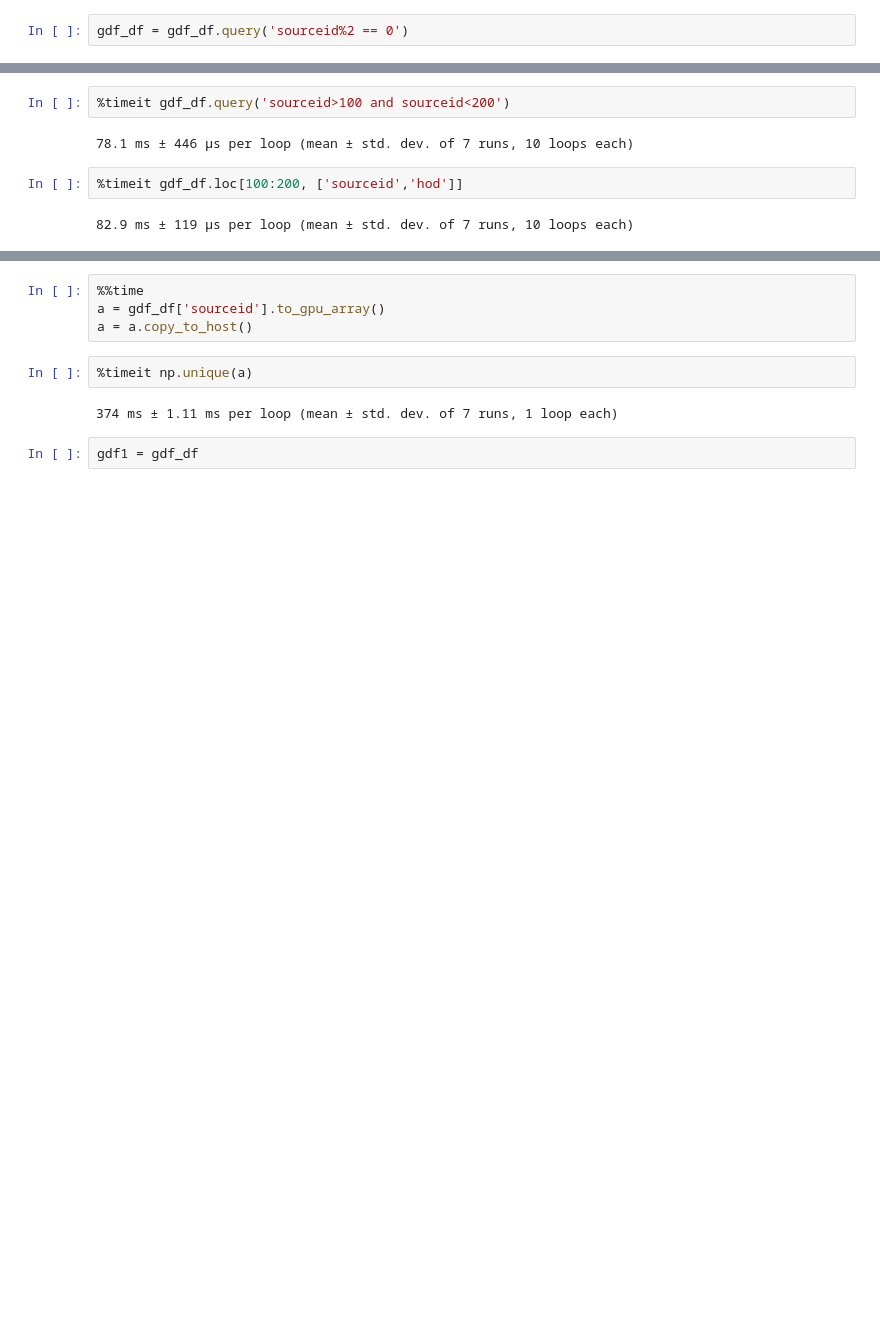
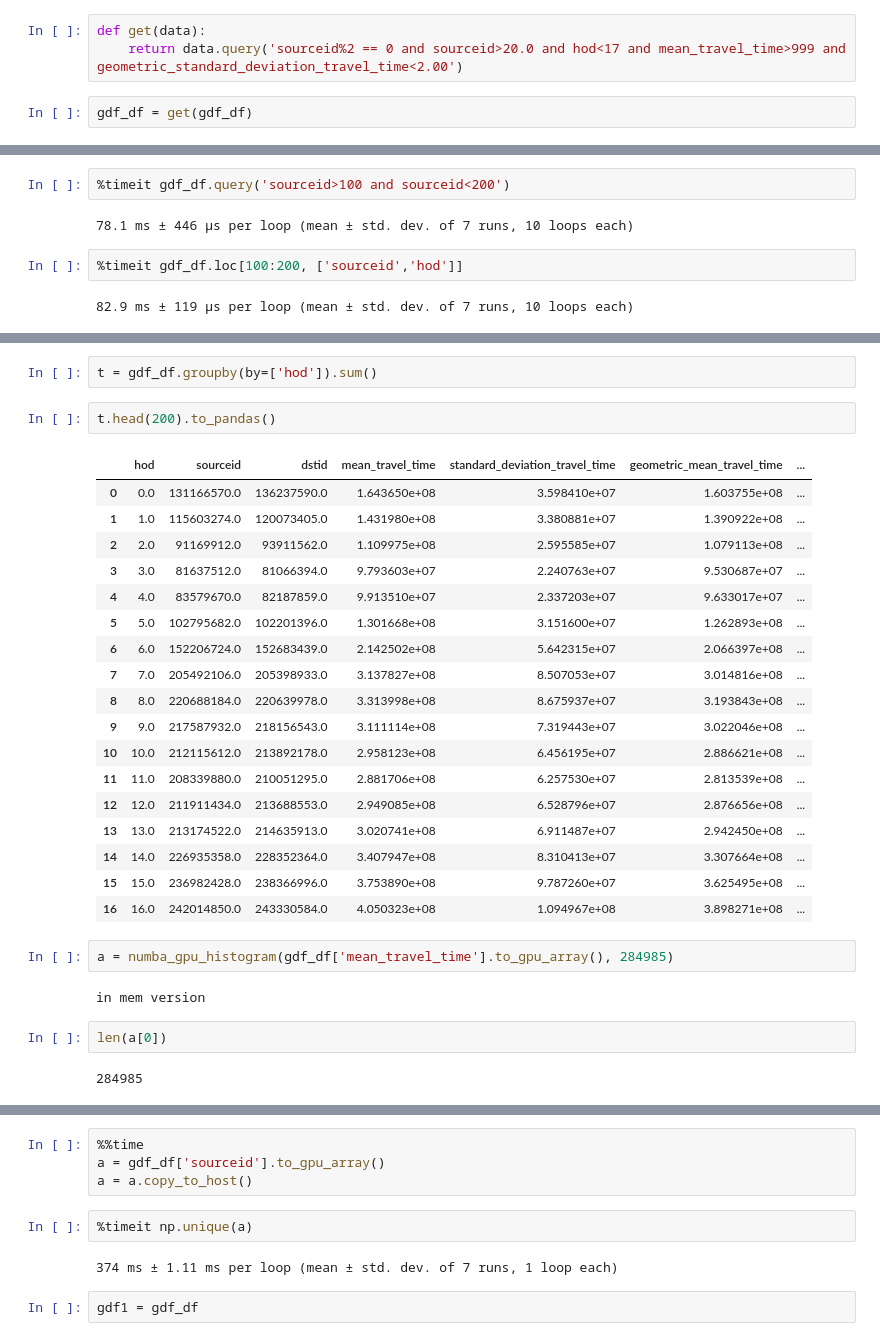
Before and after one commit to rapidsai/cuxfilter, a Jupyter notebook: pygdf.ipynb, the cells around one changed output, grey strips where cells are left out. Cells and saved outputs as stored; diff of their text form; blank space fills up the shorter version.

Commit message:
added group by functionality, some minor changes

```diff
--- a/pygdf.ipynb
+++ b/pygdf.ipynb
@@ -30,8 +30,11 @@ gdf_df.head().to_pandas()
 | 2 | 2.0 | 61.0 | 7.0 | 1443.359985 | 374.619995 | 1397.729980 | ... |
 | 3 | 7.0 | 25.0 | 2.0 | 152.000000 | 180.399994 | 95.339996 | ... |
 | 4 | 2.0 | 79.0 | 22.0 | 2320.409912 | 324.850006 | 2299.219971 | ... |
-# %%
-gdf_df = gdf_df.query('sourceid%2 == 0')
+# %%
+def get(data):
+    return data.query('sourceid%2 == 0 and sourceid>20.0 and hod<17 and mean_travel_time>999 and geometric_standard_deviation_travel_time<2.00')
+# %%
+gdf_df = get(gdf_df)
 # %%
 len(gdf_df)
 # %% [output]
@@ -63,0 +81,31 @@ len(gdf_df)
+# %%
+t = gdf_df.groupby(by=['hod']).sum()
+# %%
+t.head(200).to_pandas()
+# %% [output]
+|  | hod | sourceid | dstid | mean_travel_time | standard_deviation_travel_time | geometric_mean_travel_time | ... |
+| 0 | 0.0 | 131166570.0 | 136237590.0 | 1.643650e+08 | 3.598410e+07 | 1.603755e+08 | ... |
+| 1 | 1.0 | 115603274.0 | 120073405.0 | 1.431980e+08 | 3.380881e+07 | 1.390922e+08 | ... |
+| 2 | 2.0 | 91169912.0 | 93911562.0 | 1.109975e+08 | 2.595585e+07 | 1.079113e+08 | ... |
+| 3 | 3.0 | 81637512.0 | 81066394.0 | 9.793603e+07 | 2.240763e+07 | 9.530687e+07 | ... |
+| 4 | 4.0 | 83579670.0 | 82187859.0 | 9.913510e+07 | 2.337203e+07 | 9.633017e+07 | ... |
+| 5 | 5.0 | 102795682.0 | 102201396.0 | 1.301668e+08 | 3.151600e+07 | 1.262893e+08 | ... |
+| 6 | 6.0 | 152206724.0 | 152683439.0 | 2.142502e+08 | 5.642315e+07 | 2.066397e+08 | ... |
+| 7 | 7.0 | 205492106.0 | 205398933.0 | 3.137827e+08 | 8.507053e+07 | 3.014816e+08 | ... |
+| 8 | 8.0 | 220688184.0 | 220639978.0 | 3.313998e+08 | 8.675937e+07 | 3.193843e+08 | ... |
+| 9 | 9.0 | 217587932.0 | 218156543.0 | 3.111114e+08 | 7.319443e+07 | 3.022046e+08 | ... |
+| 10 | 10.0 | 212115612.0 | 213892178.0 | 2.958123e+08 | 6.456195e+07 | 2.886621e+08 | ... |
+| 11 | 11.0 | 208339880.0 | 210051295.0 | 2.881706e+08 | 6.257530e+07 | 2.813539e+08 | ... |
+| 12 | 12.0 | 211911434.0 | 213688553.0 | 2.949085e+08 | 6.528796e+07 | 2.876656e+08 | ... |
+| 13 | 13.0 | 213174522.0 | 214635913.0 | 3.020741e+08 | 6.911487e+07 | 2.942450e+08 | ... |
+| 14 | 14.0 | 226935358.0 | 228352364.0 | 3.407947e+08 | 8.310413e+07 | 3.307664e+08 | ... |
+| 15 | 15.0 | 236982428.0 | 238366996.0 | 3.753890e+08 | 9.787260e+07 | 3.625495e+08 | ... |
+| 16 | 16.0 | 242014850.0 | 243330584.0 | 4.050323e+08 | 1.094967e+08 | 3.898271e+08 | ... |
+# %%
+a = numba_gpu_histogram(gdf_df['mean_travel_time'].to_gpu_array(), 284985)
+# %% [output]
+in mem version
+# %%
+len(a[0])
+# %% [output]
+284985
```
Also changed, not shown: parts of 21 cells of this notebook, 8 other files.
